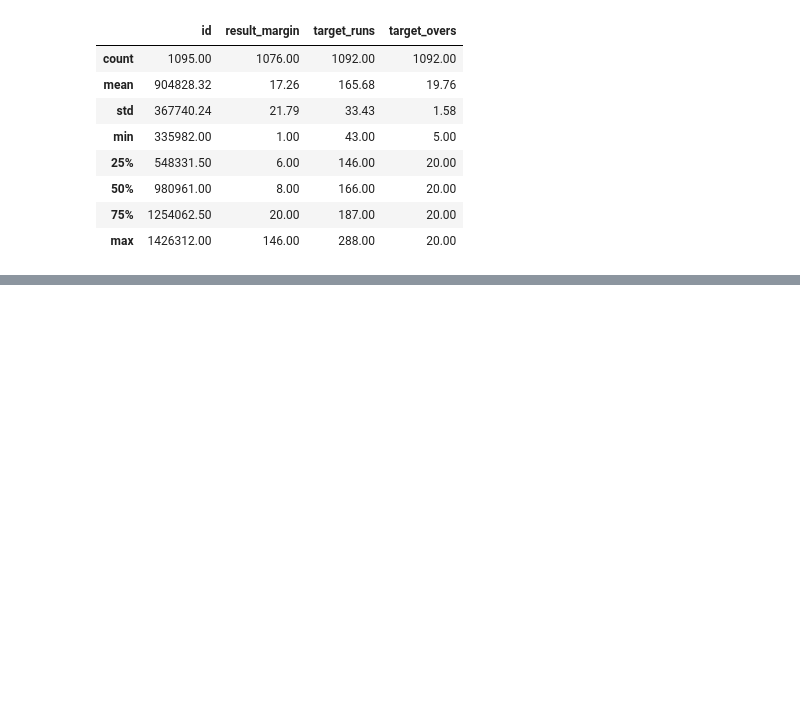
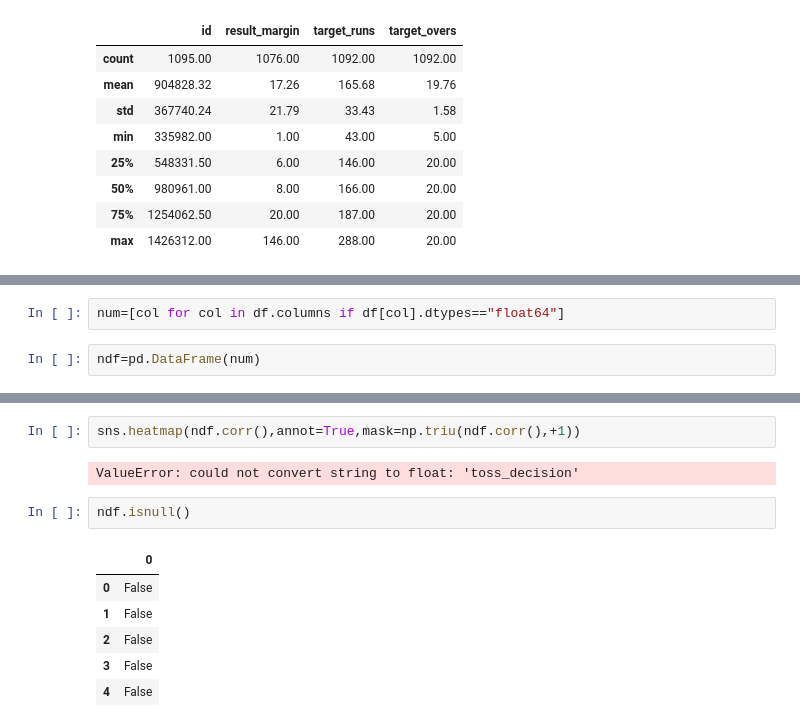
Before and after one commit to kumarideepali0402/AI-ML, a Jupyter notebook: Data decode/matches.ipynb, the cells around one changed output, grey strips where cells are left out. Saved outputs shown, nothing was run; the diff lists cells and outputs as text; blank space fills up the shorter version.

```diff
--- a/Data decode/matches.ipynb
+++ b/Data decode/matches.ipynb
@@ -97,0 +334,4 @@ round(df.describe(),2)
+# %%
+num=[col for col in df.columns if df[col].dtypes=="float64"]
+# %%
+ndf=pd.DataFrame(num)
@@ -97,0 +371,13 @@ round(df.describe(),2)
+# %%
+sns.heatmap(ndf.corr(),annot=True,mask=np.triu(ndf.corr(),+1))
+# %% [output]
+ValueError: could not convert string to float: 'toss_decision'
+# %%
+ndf.isnull()
+# %% [output]
+|  | 0 |
+| 0 | False |
+| 1 | False |
+| 2 | False |
+| 3 | False |
+| 4 | False |
```
Also changed, not shown: parts of 31 cells of this notebook.
